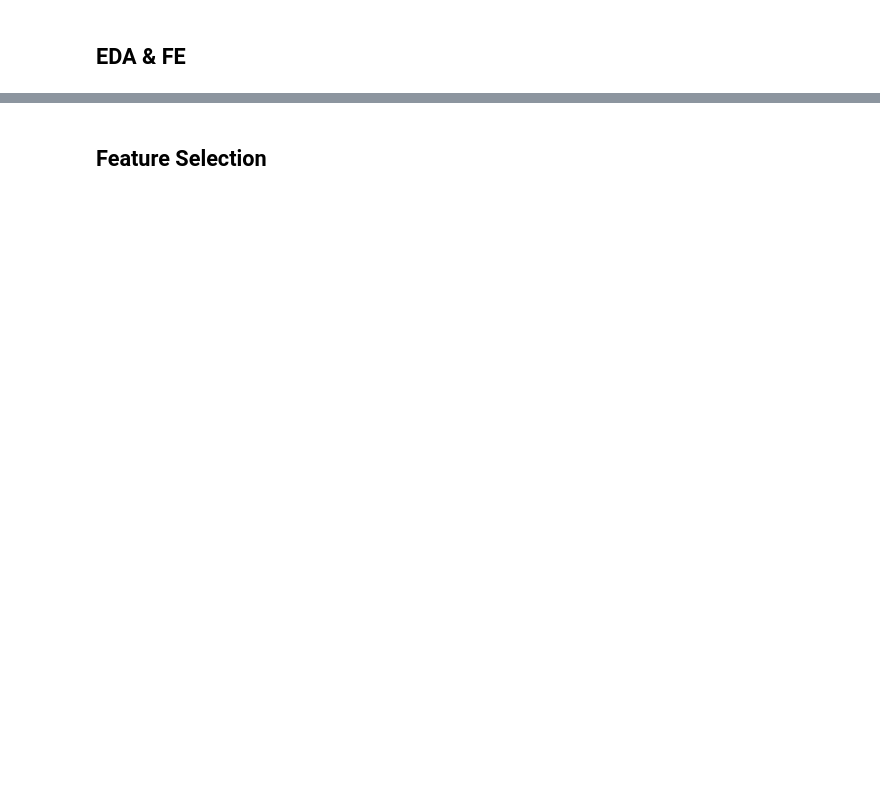
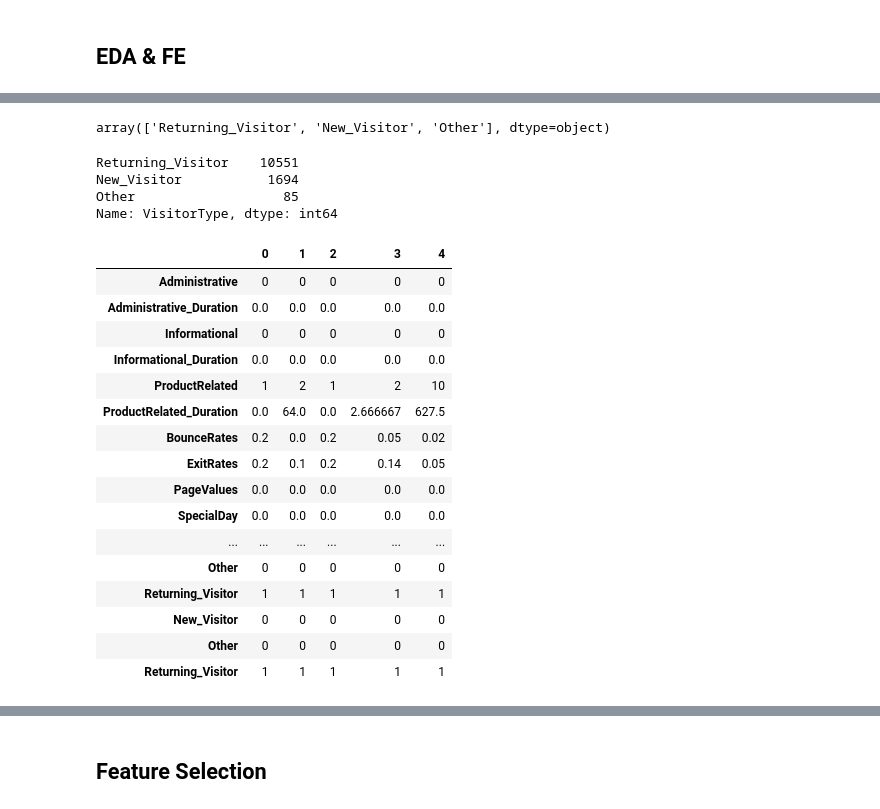
Before and after one commit to tinkuhore/FSDS-Final-Assesment, a Jupyter notebook: machine_learning/question4.ipynb, the cells around one changed output, grey strips where cells are left out. Saved outputs shown, nothing was run; the diff lists cells and outputs as text; code cells hidden in the pictures; blank space fills up the shorter version.

Commit message:
modified

```diff
--- a/machine_learning/question4.ipynb
+++ b/machine_learning/question4.ipynb
@@ -56,0 +235,11 @@ AttributeError: module 'matplotlib' has no attribute 'rcParams'
+# %%
+df.VisitorType.unique()
+# %% [output]
+array(['Returning_Visitor', 'New_Visitor', 'Other'], dtype=object)
+# %%
+df.VisitorType.value_counts()
+# %% [output]
+Returning_Visitor    10551
+New_Visitor           1694
+Other                   85
+Name: VisitorType, dtype: int64
@@ -56,0 +255,21 @@ AttributeError: module 'matplotlib' has no attribute 'rcParams'
+# %%
+# Modified dataset
+df.head().T
+# %% [output]
+|  | 0 | 1 | 2 | 3 | 4 |
+| Administrative | 0 | 0 | 0 | 0 | 0 |
+| Administrative_Duration | 0.0 | 0.0 | 0.0 | 0.0 | 0.0 |
+| Informational | 0 | 0 | 0 | 0 | 0 |
+| Informational_Duration | 0.0 | 0.0 | 0.0 | 0.0 | 0.0 |
+| ProductRelated | 1 | 2 | 1 | 2 | 10 |
+| ProductRelated_Duration | 0.0 | 64.0 | 0.0 | 2.666667 | 627.5 |
+| BounceRates | 0.2 | 0.0 | 0.2 | 0.05 | 0.02 |
+| ExitRates | 0.2 | 0.1 | 0.2 | 0.14 | 0.05 |
+| PageValues | 0.0 | 0.0 | 0.0 | 0.0 | 0.0 |
+| SpecialDay | 0.0 | 0.0 | 0.0 | 0.0 | 0.0 |
+| ... | ... | ... | ... | ... | ... |
+| Other | 0 | 0 | 0 | 0 | 0 |
+| Returning_Visitor | 1 | 1 | 1 | 1 | 1 |
+| New_Visitor | 0 | 0 | 0 | 0 | 0 |
+| Other | 0 | 0 | 0 | 0 | 0 |
+| Returning_Visitor | 1 | 1 | 1 | 1 | 1 |
```
Also changed, not shown: parts of 30 cells of this notebook, 1 other file.
